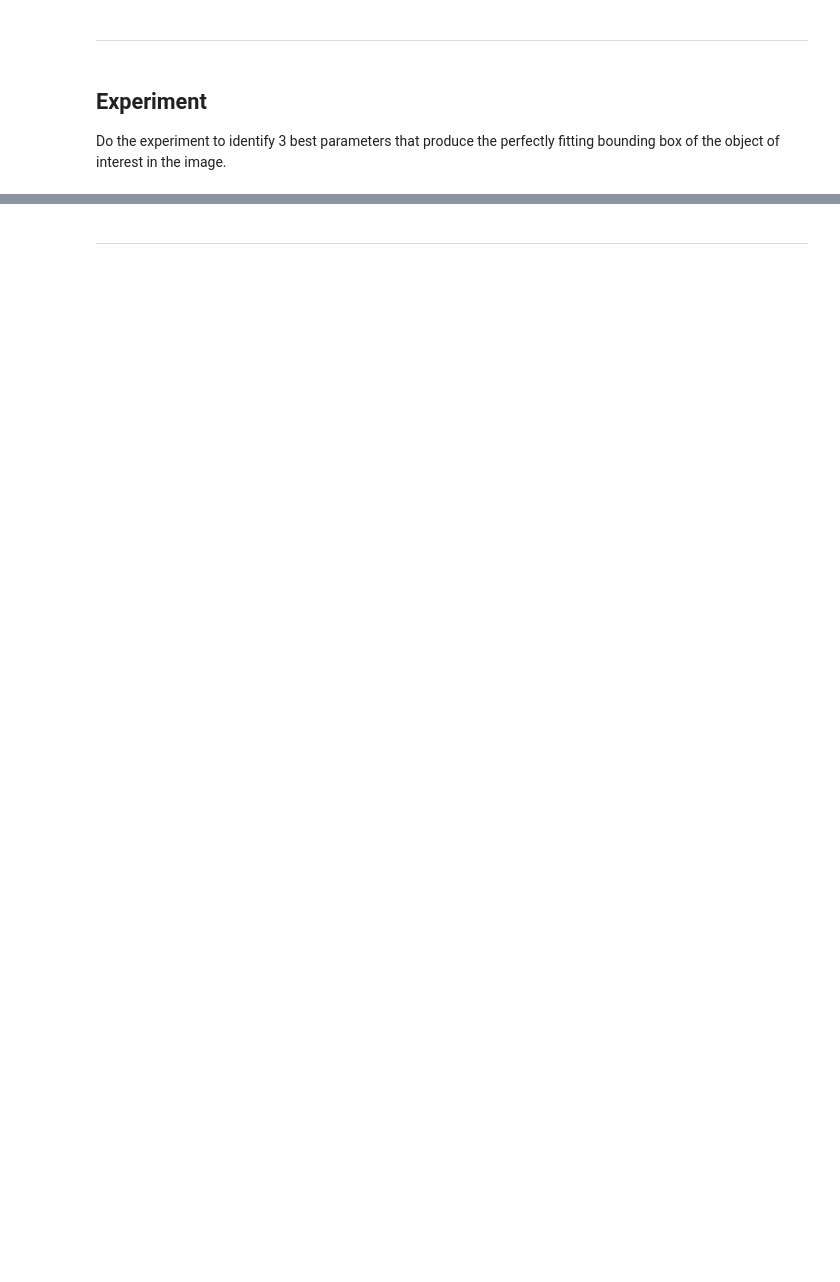
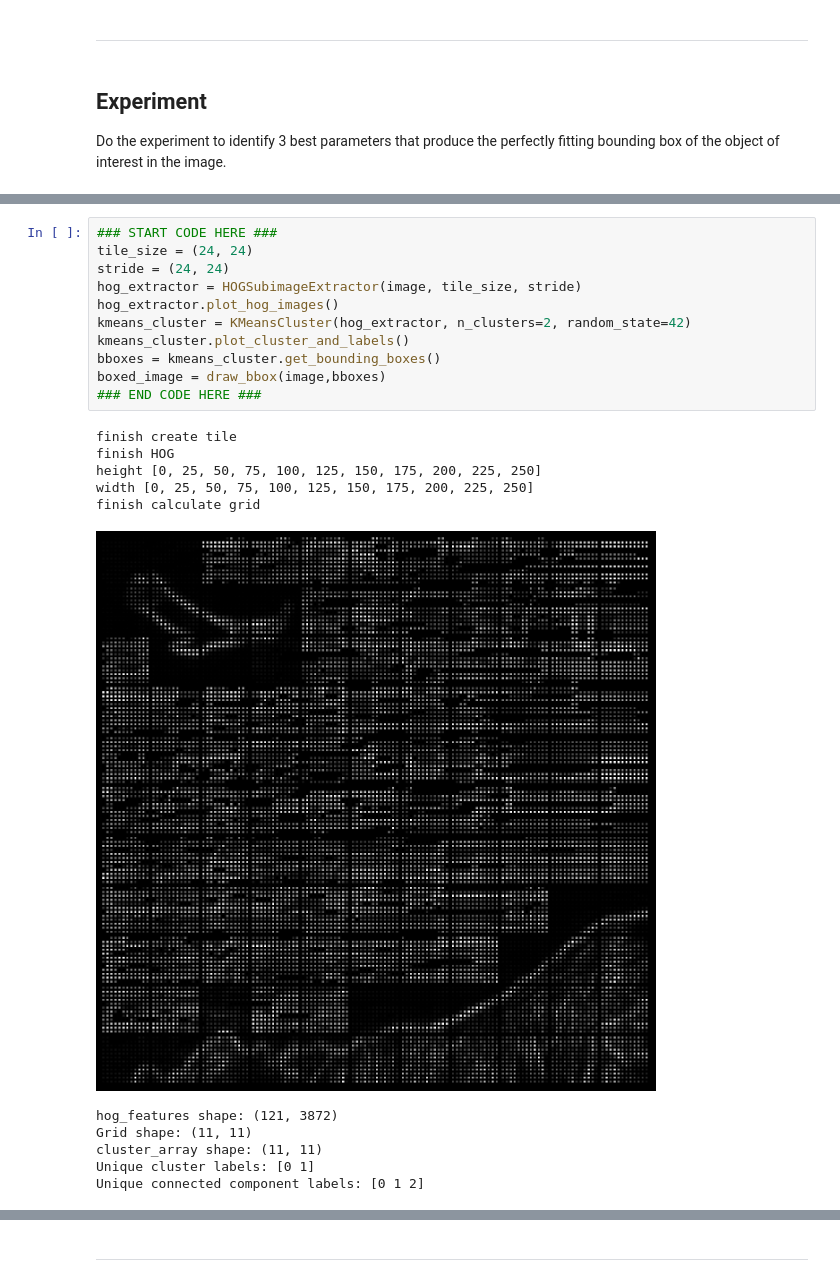
Before and after one commit to JuniorMJMJ/Image-Processing-Course-2025, a Jupyter notebook: Lab3_Image-Segmentation/Lab3_Image Segmentation.ipynb, the cells around one changed output, grey strips where cells are left out. Saved outputs shown, nothing was run; the diff lists cells and outputs as text; blank space fills up the shorter version.

```diff
--- a/Lab3_Image-Segmentation/Lab3_Image Segmentation.ipynb
+++ b/Lab3_Image-Segmentation/Lab3_Image Segmentation.ipynb
@@ -440,0 +463,23 @@ stride = None
+# %%
+### START CODE HERE ###
+tile_size = (24, 24)
+stride = (24, 24)
+hog_extractor = HOGSubimageExtractor(image, tile_size, stride)
+hog_extractor.plot_hog_images()
+kmeans_cluster = KMeansCluster(hog_extractor, n_clusters=2, random_state=42)
+kmeans_cluster.plot_cluster_and_labels()
+bboxes = kmeans_cluster.get_bounding_boxes()
+boxed_image = draw_bbox(image,bboxes)
+### END CODE HERE ###
+# %% [output]
+finish create tile
+finish HOG
+height [0, 25, 50, 75, 100, 125, 150, 175, 200, 225, 250]
+width [0, 25, 50, 75, 100, 125, 150, 175, 200, 225, 250]
+finish calculate grid
+[figure, added]
+hog_features shape: (121, 3872)
+Grid shape: (11, 11)
+cluster_array shape: (11, 11)
+Unique cluster labels: [0 1]
+Unique connected component labels: [0 1 2]
```
Also changed, not shown: parts of 13 cells of this notebook.
